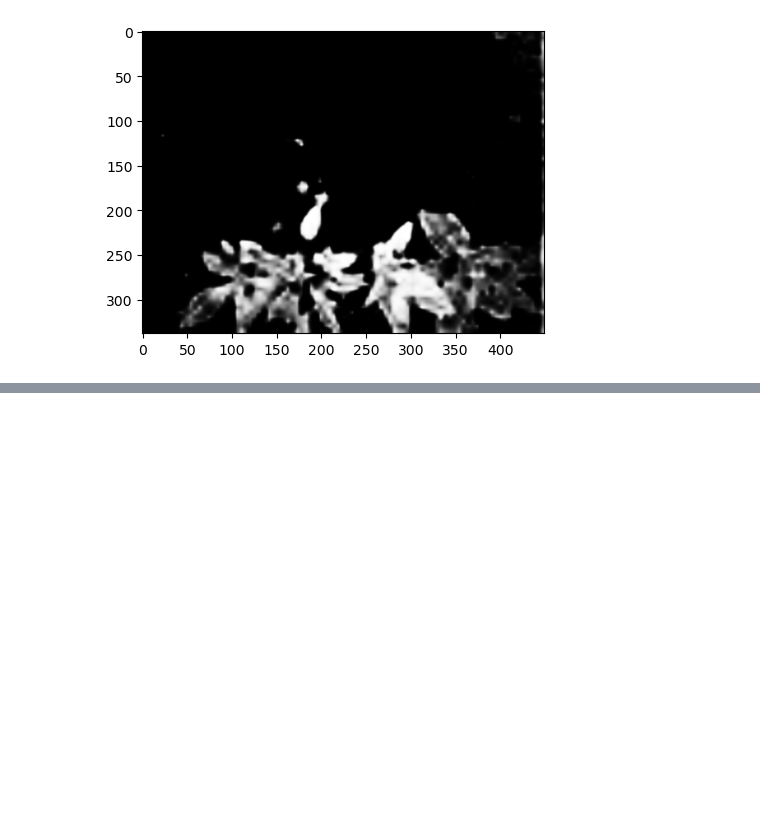
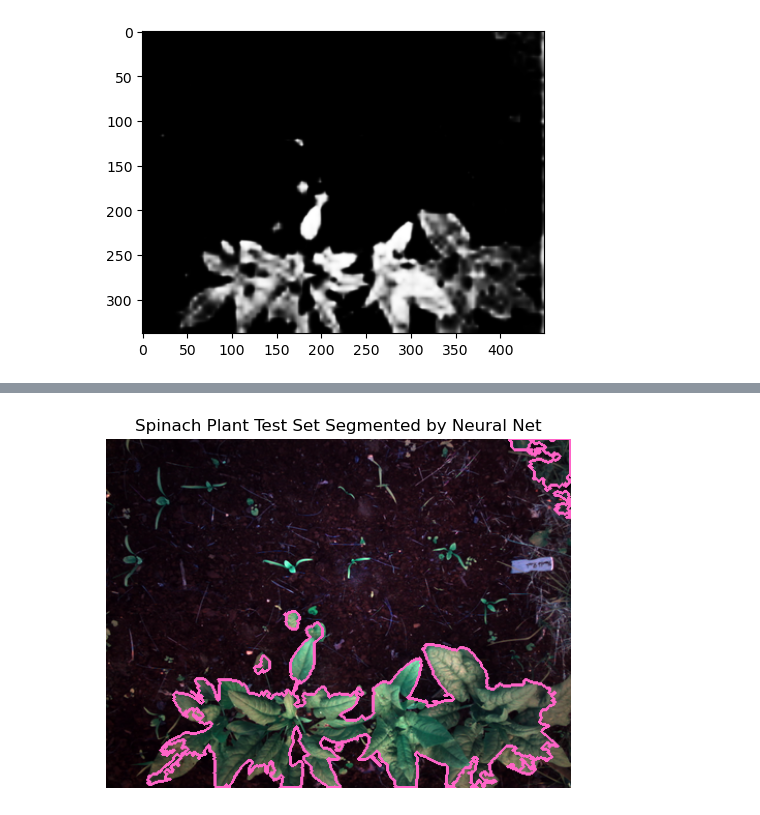
Before and after one commit to gabrielkassjohnson/computer-vision-for-farm-greenhouses, a Jupyter notebook: plant contour drawing pipeline.ipynb, the cells around one changed output, grey strips where cells are left out. Drawn from its saved outputs; the diff is of its cells as text; code cells hidden in the pictures; blank space fills up the shorter version.

```diff
--- a/plant contour drawing pipeline.ipynb
+++ b/plant contour drawing pipeline.ipynb
@@ -81,0 +116,4 @@ pcv.plot_image(output)
+# %%
+dir = os.path.join("dataset/test/spinach/predictions", "*.png")
+filled_list = [file for file in glob(dir)]
+print(filled_list)
@@ -81,0 +122,2 @@ pcv.plot_image(output)
+# %%
+filled_list.sort()
@@ -81,0 +213,25 @@ pcv.plot_image(output)
+# %%
+fig, ax = plt.subplots(1,1,figsize=(6,6),dpi=100)
+ax.axis('off')
+ax.set_title('Spinach Plant Test Set Segmented by Neural Net')
+
+segmented = [ax.imshow(output_list[0])]
+
+#initialization of animation, plot array of zeros
+def init():
+    return segmented
+
+def animate(i):
+    segmented = [ax.imshow(output_list[i])]
+
+    return segmented
+
+
+frame_max=len(img_array)
+anim = animation.FuncAnimation(fig, animate, init_func=init, repeat = True,
+                               frames=range(0,frame_max), interval=500, blit=True, repeat_delay=1000)
+
+anim.save('spinach.gif')
+plt.show()
+# %% [output]
+[figure, added]
```
Also changed, not shown: parts of 15 cells of this notebook, 4 other files.
